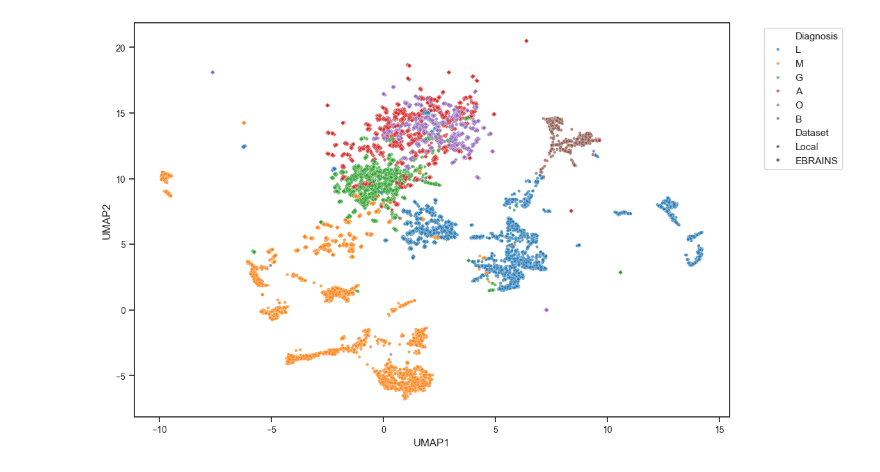
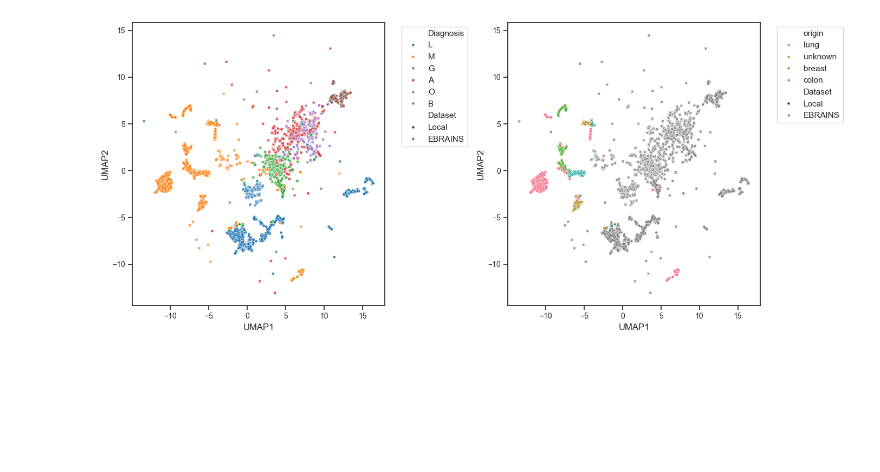
Before and after one commit to endaaman/bt, a Jupyter notebook: notes/note_cluster.ipynb, the cells around one changed output. Saved outputs shown, nothing was run; the diff lists cells and outputs as text; code cells hidden in the pictures; blank space fills up the shorter version.

```diff
--- a/notes/note_cluster.ipynb
+++ b/notes/note_cluster.ipynb
@@ -35,8 +61,9 @@ def cluster(cv_pt=None,
             ebrains_pt=None,
             cv_count_per_case = 20,
             ebrains_count_per_case = -1,
-            n_neighbors = 40,
-            min_dist = 0.2,
+            n_neighbors = 30,
+            min_dist = 0.1,
+            mode = 'label',
             show = True,
            ):
     if cv_pt is None and ebrains_pt is None:
@@ -51,11 +78,14 @@ def cluster(cv_pt=None,
     if cv_pt:
         df = pd.DataFrame(torch.load(cv_pt))[cols]
         df['Dataset'] = 'Local'
+        df = pd.merge(df, df_meta_origins, on='name', how='left')
+        df.fillna('', inplace=True)
         print('cv', len(df))
 
     if ebrains_pt:
         df_ebrains = pd.DataFrame(torch.load(ebrains_pt))[cols]
         df_ebrains['Dataset'] = 'EBRAINS'
+        df_ebrains['origin'] = ''
         print('ebrains', len(df_ebrains))
         df = pd.concat([df_ebrains, df])
 
@@ -66,53 +96,71 @@ def cluster(cv_pt=None,
         count = cv_count_per_case if _rows.iloc[0]['Dataset'] == 'Local' else ebrains_count_per_case
         rows = df.loc[np.random.choice(_rows.index, count)]
         rowss.append(rows)
+
     df = pd.concat(rowss)
-
-    # df_cv = df[df['Dataset'] == 'Local']
-    # print(df_cv)
-    # df_ebrains = df[df['Dataset'] == 'EBRAINS']
-    # print(df_ebrains)
+    # print(df)
 
     features = np.stack(df['feature'])
-    umap_model = UMAP(
-       n_neighbors=n_neighbors,
-       min_dist=min_dist,
+    reducer = UMAP(
+        n_neighbors=n_neighbors,
+        min_dist=min_dist,
+        random_state=1,
     )
     print('Start projection')
-    embedding = umap_model.fit_transform(features)
+    embedding = reducer.fit_transform(features)
     print('Done projection')
     df['UMAP1'] = embedding[:, 0]
     df['UMAP2'] = embedding[:, 1]
     df = df.rename(columns={'diag_org': 'Diagnosis'})
 
-    plt.figure(figsize=(12, 8))
-    # scatter_cv = sns.scatterplot(
-    #     data=df_cv, x='UMAP1', y='UMAP2',
-    #     hue='Diagnosis', hue_order=unique_codes,
-    #     palette='tab10', s=7)
-    # scatter_ebreains = sns.scatterplot(
-    #     data=df_ebrains, x='UMAP1', y='UMAP2',
-    #     hue='Diagnosis', hue_order=unique_codes,
-    #     palette='tab10', s=7, marker='D')
+    if 'multi':
+        fig = plt.figure(figsize=(14, 6))
+        ax_label = fig.add_subplot(1, 2, 1)
+        ax_origin = fig.add_subplot(1, 2, 2)
+    else:
+        fig = plt.figure(figsize=(8, 6))
+        ax_label = fig.add_subplot(1, 1, 1)
+        ax_origin = ax_label
 
-    g = sns.scatterplot(
-        data=df,
-        x='UMAP1', y='UMAP2',
-        hue='Diagnosis',
-        style='Dataset',
-        markers={'Local': 'o', 'EBRAINS': 'D'},
-        hue_order=unique_codes,
-        palette='tab10',
-        s=12,
-        alpha=0.7,
-    )
-
-    plt.legend(bbox_to_anchor=(1.05, 1), loc='upper left')
+    if mode in ['label', 'multi']:
+        g = sns.scatterplot(
+            data=df,
+            x='UMAP1', y='UMAP2',
+            hue='Diagnosis',
+            style='Dataset',
+            markers={'Local': 'o', 'EBRAINS': 'X'},
+            hue_order=unique_codes,
+            palette='tab10',
+            s=12,
+            # alpha=0.7,
+            ax=ax_label,
+        )
+        ax_label.legend(bbox_to_anchor=(1.05, 1), loc='upper left')
+    if mode in ['origin', 'multi']:
+        origin_count = len(df['origin'].unique())
+        pallete = ['gray'] + list(sns.color_palette('husl'))[:origin_count-1]
+        g = sns.scatterplot(
+            data=df,
+            x='UMAP1', y='UMAP2',
+            hue='origin',
+            style='Dataset',
+            markers={'Local': 'o', 'EBRAINS': 'X'},
+            # hue_order=unique_codes,
+            palette=pallete,
+            s=12,
+            # alpha=0.7,
+            ax=ax_origin,
+        )
+        ax_origin.legend(bbox_to_anchor=(1.05, 1), loc='upper left')
+    # if mode == 'multi':
+    #     plt.subplots_adjust(wspace=0.5)
+    plt.tight_layout()
     plt.show()
 
 cluster(
     'out/compare/LMGAOB/fold5_0/frozen_uni_100/features_test.pt',
     'out/compare/LMGAOB/fold5_0/frozen_uni_100/features_ebrains.pt',
+    mode = 'multi',
 )
 # %% [output]
 cv 60349
@@ -122 +170 @@ Done projection
-[figure, old version]
+[figure, new version]
```
Also changed, not shown: parts of 6 cells of this notebook, 3 other files.
